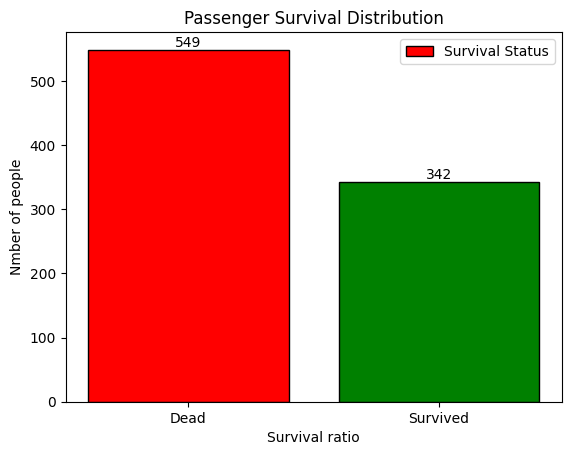
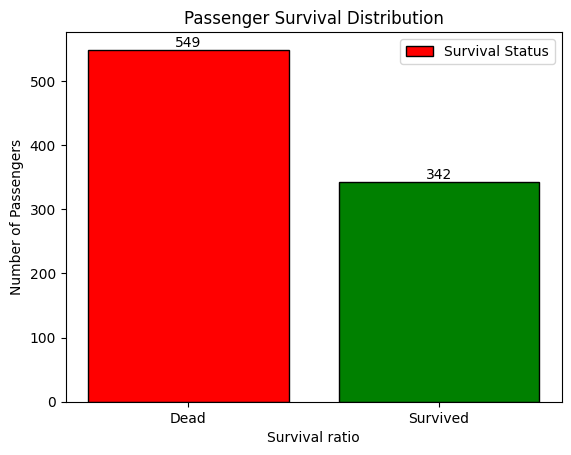
Unified diff of the notebook cell whose output changed from the first chart to the second:
--- before
+++ after
@@ -6,6 +6,6 @@
 
 survival_ratio = df.groupby('Survived').size()
-print(survival_ratio)
 
+#Passenger Survival Distribution
 bars = plt.bar(survival_ratio.index, survival_ratio.values,
         color = ['red', 'green'],
@@ -29,2 +29,28 @@
 plt.xticks([0,1],['Dead' ,'Survived'])
 plt.show()
+
+servive = df[df['Survived']== 1]
+sarvival_gender = servive['Sex'].value_counts()
+
+bars = plt.bar(sarvival_gender.index, sarvival_gender.values,
+        color = ['hotpink','steelblue'],
+        edgecolor= 'black',
+        )
+
+for bar in bars:
+    height = bar.get_height()
+    plt.text(
+        bar.get_x()+ bar.get_width()/2,
+        height,
+        height +5,
+        ha = 'center'
+
+    )
+
+plt.title('Survived Passengers by Gender')
+plt.xlabel('Gender')
+plt.ylabel('Number of Survivors')
+plt.tight_layout()
+plt.show()
+
+

Commit: Survived Passengers by Gender